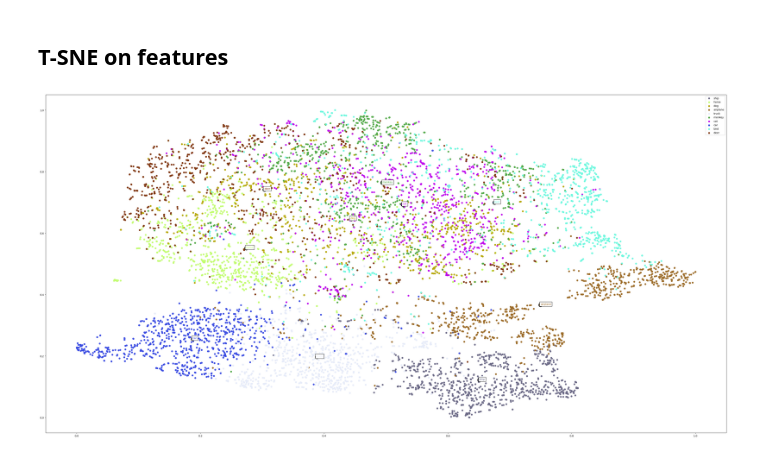
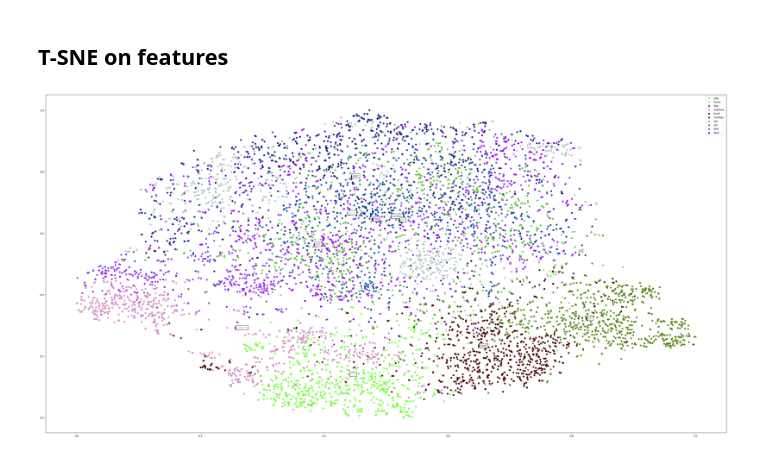
Before and after one commit to ajinkyakulkarni14/lightning-ssl, a Jupyter notebook: notebooks/show_features_distribution.ipynb, the cells around one changed output. Drawn from its saved outputs; the diff is of its cells as text; code cells hidden in the pictures.

```diff
--- a/notebooks/show_features_distribution.ipynb
+++ b/notebooks/show_features_distribution.ipynb
@@ -63,3 +60,6 @@ config_path = "PATH/TO/YOUR/CONFIG/FILE"
+# %%
+ckpt_path = "/Users/riccardomusmeci/Developer/experiments/lightning-ssl/dino-vit-tiny-sagemaker-stl10-96/checkpoints/epoch=121-step=190564-val_loss=3.986.ckpt"
+config_path = "/Users/riccardomusmeci/Developer/experiments/lightning-ssl/dino-vit-tiny-sagemaker-stl10-96/dino.yml"
 # %% [markdown]
 ## **Loading model**
 # %%
@@ -103,7 +103,7 @@ transform = ValTransform(
 )
 
 val_dataset = SSLSTL10(
-    root="PATH/TO/STL10/DATASET",
+    root="/Users/riccardomusmeci/Developer/data/stl10",
     train=False,
     transform=transform
 )
@@ -155,34 +155,34 @@ for c in classes:
     # find the samples of the current class in the data
     indices = [i for i, l in enumerate(_labels) if l == c]
 
-    k = 500 if len(indices) > 500 else len(indices)
+    k = 2000 if len(indices) > 2000 else len(indices)
     sample = random.sample(indices, k=k)
 
     # extract the coordinates of the points of this class only
     current_tx = np.take(tx, indices)
     current_ty = np.take(ty, indices)
     X = np.stack((np.take(tx, indices), np.take(ty, indices)), axis=1)
     kmeans = KMeans(n_clusters=1).fit(X=X)
     centers = kmeans.cluster_centers_[0]
 
     # convert the class color to matplotlib format
     color = colors_per_class[c]
     name = val_dataset.labels[indices[0]]
 
     # add a scatter plot with the corresponding color and label
     ax.scatter(current_tx, current_ty, color=color, label=name)
 
     shift_x = random.uniform(-0.001, 0.001)
     shift_y = random.uniform(-0.001, 0.001)
     ax.scatter([centers[0]], [centers[1]], edgecolors="k", linewidth=2, color=color, s=200, alpha=1)
     ax.text(x=centers[0]+shift_x, y=centers[1]+shift_y, s=f"{name}", fontdict=dict(color=color,size=10), bbox=dict(facecolor='white', alpha=1))
 
 
 
 # build a legend using the labels we set previously
 ax.legend(loc='best')
 
 # finally, show the plot
 plt.show()
 # %% [output]
-[figure, old version]
+[figure, new version]
```
Also changed, not shown: parts of 1 cell of this notebook, 3 other files.
